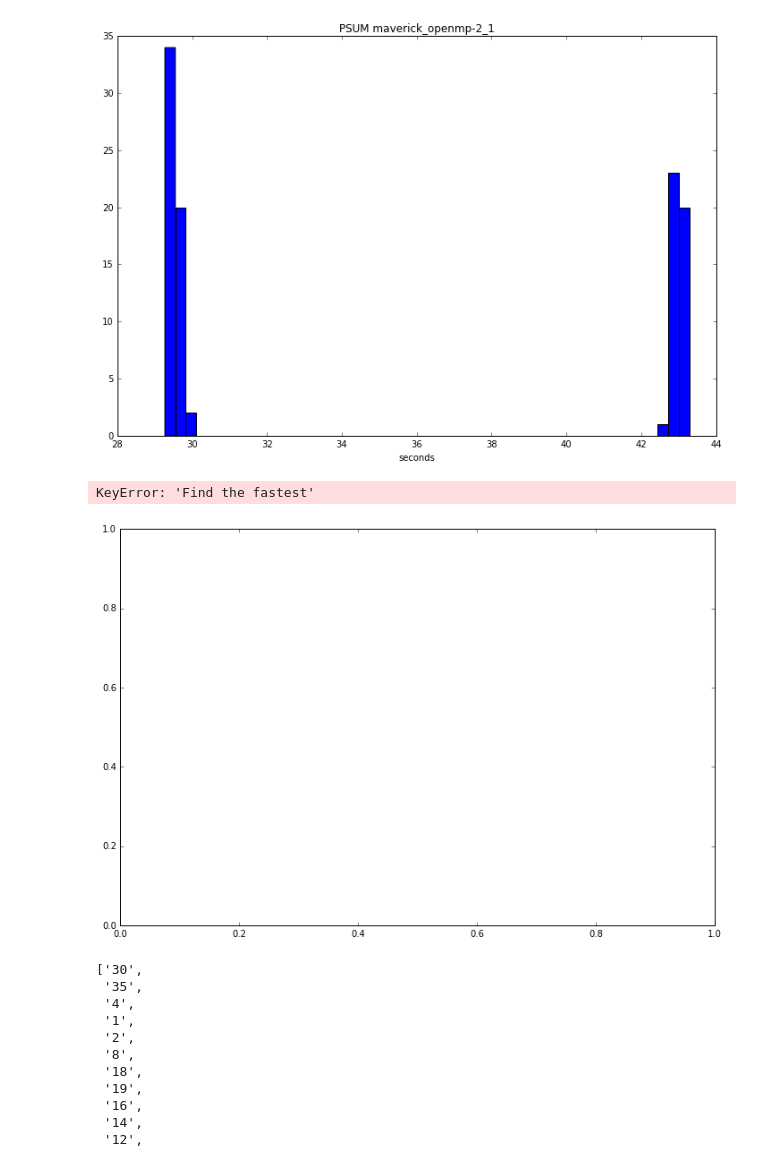
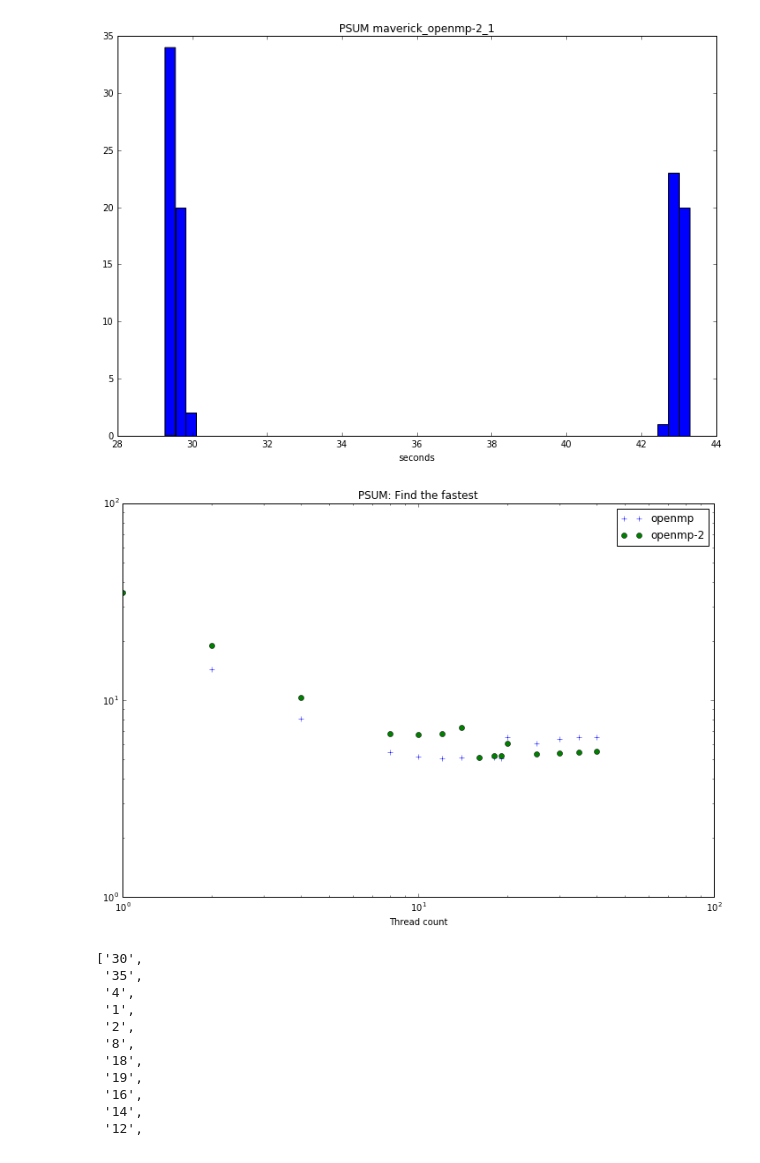
Before and after one commit to ParaToolsInc/benchmarks, a Jupyter notebook: threading/tacc_1/run2_data/histogramPsum.ipynb, the cells around one changed output. Saved outputs shown, nothing was run; the diff lists cells and outputs as text; code cells hidden in the pictures.

Commit message:
better plot

```diff
--- a/threading/tacc_1/run2_data/histogramPsum.ipynb
+++ b/threading/tacc_1/run2_data/histogramPsum.ipynb
@@ -71,16 +71,15 @@ for key in dataArrayDict:
 # %%
 fig = plt.figure(figsize=(12,8))
 ax = fig.add_subplot(111)
 dk='Find the fastest'
-ax.hist(dataArrayDict[dk],50)
-ax.loglog(openMpTcount,openMpVal,'+')
-ax.loglog(openMp2Tcount,openMp2Val,'o')
-plt.xlabel('Thread coutn')
+ax.loglog(openMpTcount,openMpVal,'+',label='openmp')
+ax.loglog(openMp2Tcount,openMp2Val,'o',label='openmp-2')
+plt.xlabel('Thread count')
 plt.title('PSUM: '+ dk)
+plt.legend()
 plt.show()
 # %% [output]
-KeyError: 'Find the fastest'
-[figure, old version]
+[figure, new version]
 # %%
 openMpTcount
 # %% [output]
```
